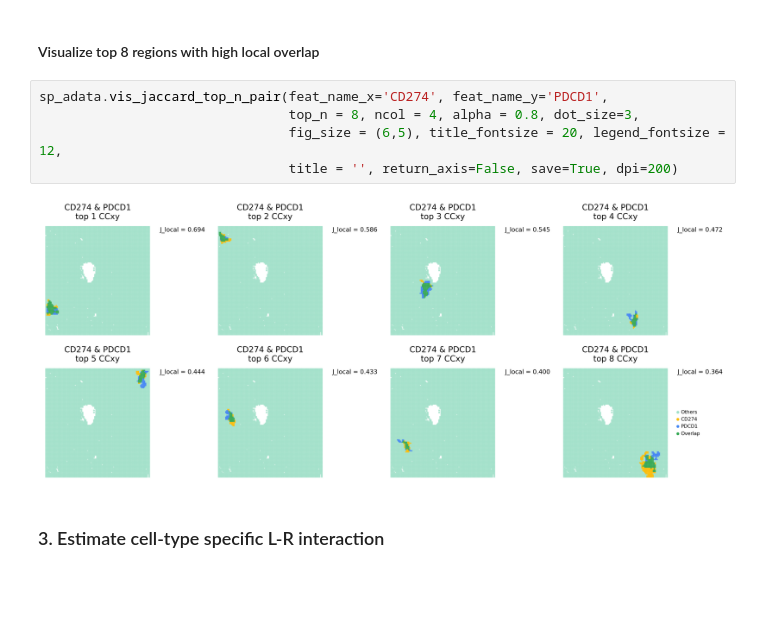
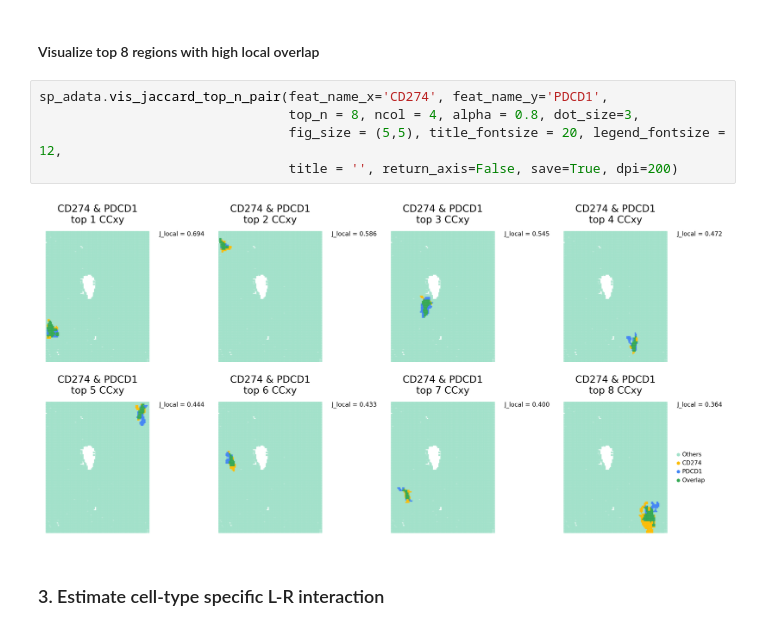
Before and after one commit to bsungwoo/STopover, a Jupyter notebook: SMI_sample.ipynb, the cells around one changed output. Saved outputs shown, nothing was run; the diff lists cells and outputs as text; blank space fills up the shorter version.

```diff
--- a/SMI_sample.ipynb
+++ b/SMI_sample.ipynb
@@ -239,10 +233,10 @@ sp_adata.vis_all_connected(feat_name_x='CD274', feat_name_y='PDCD1',
 # %%
 sp_adata.vis_jaccard_top_n_pair(feat_name_x='CD274', feat_name_y='PDCD1',
                                 top_n = 8, ncol = 4, alpha = 0.8, dot_size=3,
-                                fig_size = (6,5), title_fontsize = 20, legend_fontsize = 12,
+                                fig_size = (5,5), title_fontsize = 20, legend_fontsize = 12,
                                 title = '', return_axis=False, save=True, dpi=200)
 # %% [output]
-[figure, old version]
+[figure, new version]
 # %% [markdown]
 ### 3. Estimate cell-type specific L-R interaction
 # %% [markdown]
```
Also changed, not shown: parts of 19 cells of this notebook, 37 other files.
